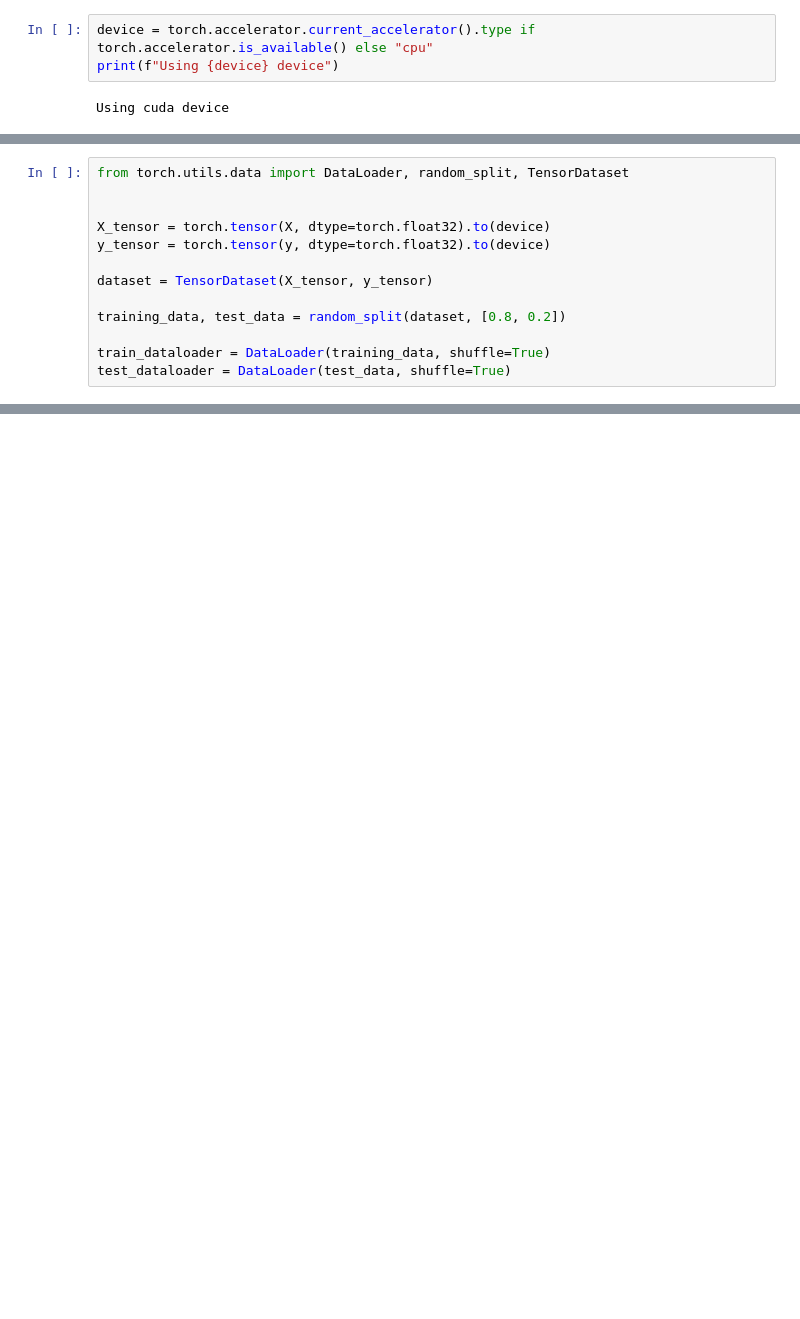
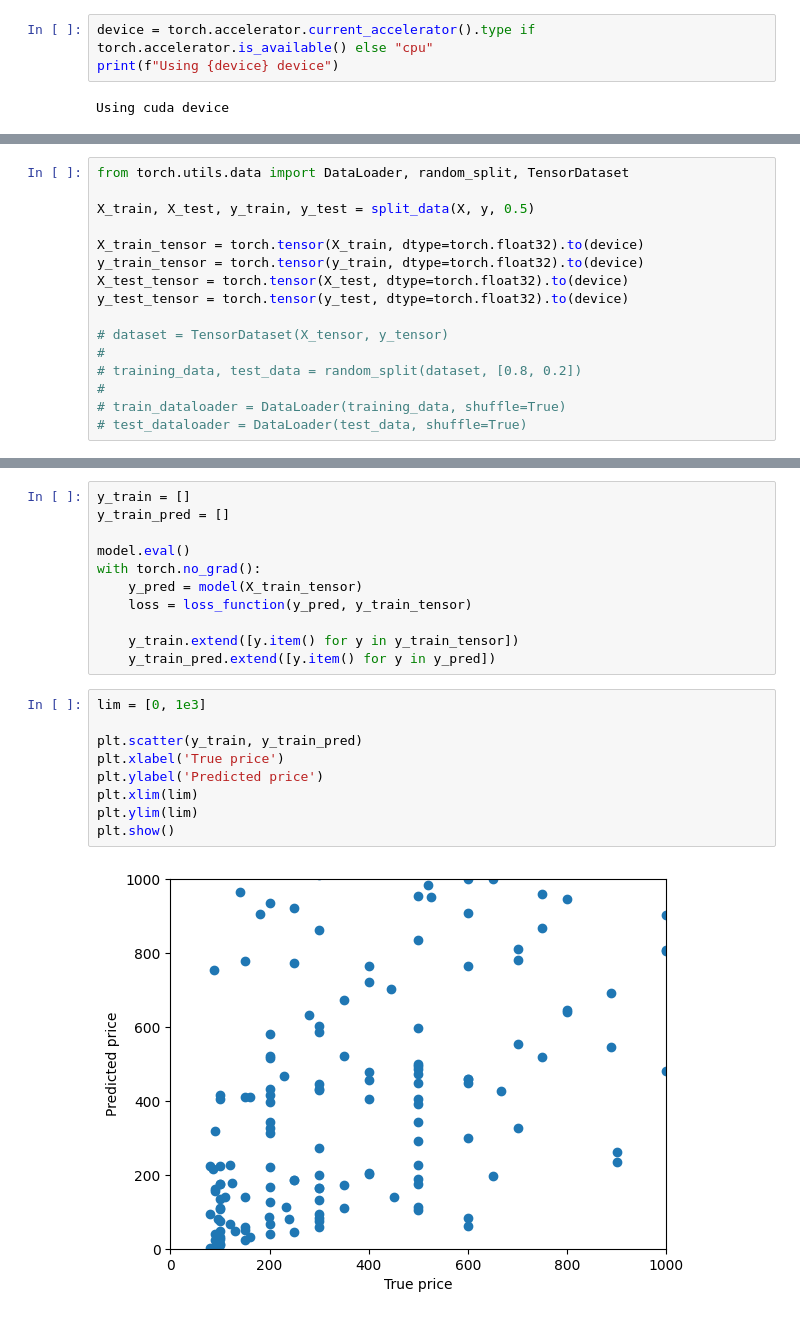
Before and after one commit to elliotchun/wf-market-tool, a Jupyter notebook: predictor/riven_price_predictor.ipynb, the cells around one changed output, grey strips where cells are left out. Drawn from its saved outputs; the diff is of its cells as text; blank space fills up the shorter version.

```diff
--- a/predictor/riven_price_predictor.ipynb
+++ b/predictor/riven_price_predictor.ipynb
@@ -140,16 +137,19 @@ class NeuralNetwork(nn.Module):
 # %%
 from torch.utils.data import DataLoader, random_split, TensorDataset
 
+X_train, X_test, y_train, y_test = split_data(X, y, 0.5)
 
-X_tensor = torch.tensor(X, dtype=torch.float32).to(device)
-y_tensor = torch.tensor(y, dtype=torch.float32).to(device)
+X_train_tensor = torch.tensor(X_train, dtype=torch.float32).to(device)
+y_train_tensor = torch.tensor(y_train, dtype=torch.float32).to(device)
+X_test_tensor = torch.tensor(X_test, dtype=torch.float32).to(device)
+y_test_tensor = torch.tensor(y_test, dtype=torch.float32).to(device)
 
-dataset = TensorDataset(X_tensor, y_tensor)
-
-training_data, test_data = random_split(dataset, [0.8, 0.2])
-
-train_dataloader = DataLoader(training_data, shuffle=True)
-test_dataloader = DataLoader(test_data, shuffle=True)
+# dataset = TensorDataset(X_tensor, y_tensor)
+#
+# training_data, test_data = random_split(dataset, [0.8, 0.2])
+#
+# train_dataloader = DataLoader(training_data, shuffle=True)
+# test_dataloader = DataLoader(test_data, shuffle=True)
 # %%
 from torch import optim
 
@@ -221,0 +220,22 @@ print(test_data[0])
+# %%
+y_train = []
+y_train_pred = []
+
+model.eval()
+with torch.no_grad():
+    y_pred = model(X_train_tensor)
+    loss = loss_function(y_pred, y_train_tensor)
+
+    y_train.extend([y.item() for y in y_train_tensor])
+    y_train_pred.extend([y.item() for y in y_pred])
+# %%
+lim = [0, 1e3]
+
+plt.scatter(y_train, y_train_pred)
+plt.xlabel('True price')
+plt.ylabel('Predicted price')
+plt.xlim(lim)
+plt.ylim(lim)
+plt.show()
+# %% [output]
+[figure, added]
```
Also changed, not shown: parts of 21 cells of this notebook.
